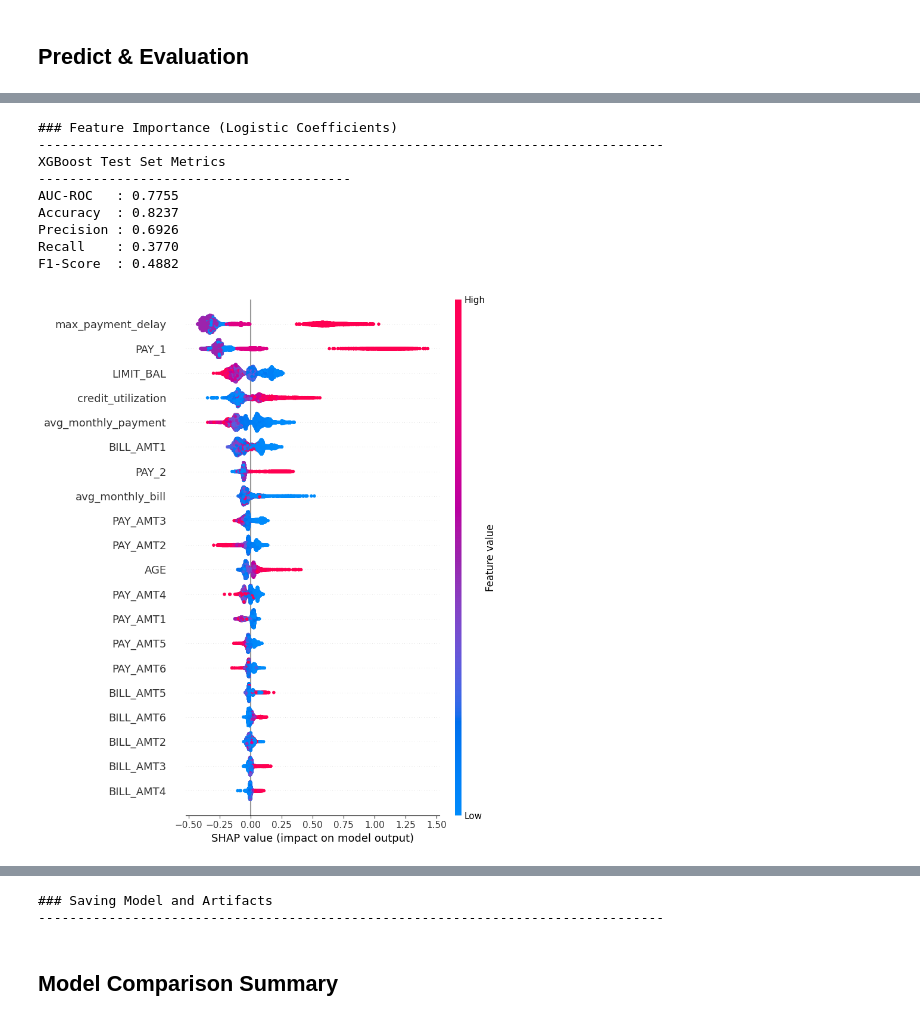
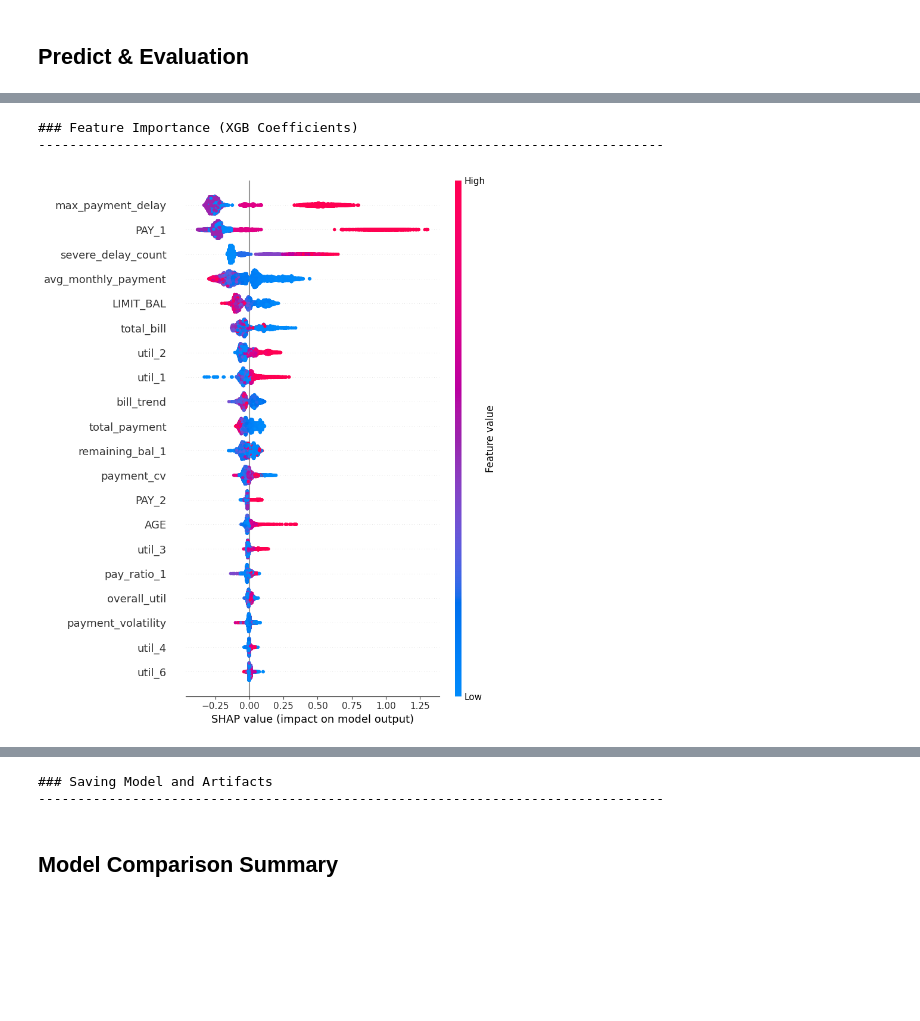
Before and after one commit to guillermoArr/default_credit_prediction, a Jupyter notebook: notebooks/3.1.01-gar-default-classification-models.ipynb, the cells around one changed output, grey strips where cells are left out. Drawn from its saved outputs; the diff is of its cells as text; code cells hidden in the pictures; blank space fills up the shorter version.

Commit message:
second try - binary classif model

```diff
--- a/notebooks/3.1.01-gar-default-classification-models.ipynb
+++ b/notebooks/3.1.01-gar-default-classification-models.ipynb
@@ -209,9 +206,10 @@ def tune_lr_classifier(X_train, y_train, X_val, y_val, n_trials, metric):
         # Hyperparameters to tune
         solver = trial.suggest_categorical('solver', ['lbfgs', 'saga'])
 
-        l1_ratio = trial.suggest_float('l1_ratio', 0.0, 1.0)
         if solver == 'lbfgs':
-            l1_ratio = 0
+            l1_ratio = trial.suggest_float('l1_ratio', 0.0, 0.0)
+        else:
+            l1_ratio = trial.suggest_float('l1_ratio', 0.0, 1.0)
 
         params = {
             'C': trial.suggest_float('C', 1e-4, 1e2, log=True),  # Inverse regularization strength
@@ -732,62 +728,44 @@ F1-Score       : 0.4632
 --------------------------------------------------------------------------------
 [figure]
 # %%
-print("\n### Feature Importance (Logistic Coefficients)")
+print("\n### Feature Importance (XGB Coefficients)")
 print("-" * 80)
 
 explainer = shap.TreeExplainer(best_xgb_model)
 shap_values = explainer.shap_values(x_test_scaled_selected)
 
-y_test_pred_xgb = best_xgb_model.predict(x_test_scaled_selected)
-y_test_pred_proba_xgb = best_xgb_model.predict_proba(x_test_scaled_selected)[:, 1]
-
-xgb_test_metrics = {
-    'AUC-ROC': roc_auc_score(y_test_scaled, y_test_pred_proba_xgb),
-    'Accuracy': accuracy_score(y_test_scaled, y_test_pred_xgb),
-    'Precision': precision_score(y_test_scaled, y_test_pred_xgb),
-    'Recall': recall_score(y_test_scaled, y_test_pred_xgb),
-    'F1-Score': f1_score(y_test_scaled, y_test_pred_xgb)
-}
-
-print("XGBoost Test Set Metrics")
-print("-" * 40)
-for metric, value in xgb_test_metrics.items():
-    print(f"{metric:10s}: {value:.4f}")
-
-
 shap.summary_plot(shap_values, x_test_scaled_selected, feature_names=x_test_scaled_selected.columns)
-shap.summary_plot(shap_values, x_test_scaled_selected, feature_names=x_test_scaled_selected.columns, plot_type='bar')
+shap.summary_plot(shap_values, x_test_scaled_selected,
+                  feature_names=x_test_scaled_selected.columns, plot_type='bar')
 
 # ========== SAVE MODEL & ARTIFACTS ==========
 print("\n### Saving Model and Artifacts")
 print("-" * 80)
 
 # Save model
 joblib.dump(best_xgb_model, os.path.join(MODELS_DIR, 'xgb_model.pkl'))
+
+shap_df = pd.DataFrame(shap_values, columns=x_test_scaled_selected.columns)
+
+# Calculate mean absolute SHAP value per feature (global importance)
+feature_importance = shap_df.abs().mean().sort_values(ascending=False)
 
 # Save results summary
 results_summary = {
     'timestamp': datetime.now().isoformat(),
     'model_type': 'XGBoostClassifier',
     'hyperparameters': xgb_best_params,
     'selected_features': selected_features,
     'n_features_selected': len(selected_features),
     'n_features_original': x_train_scaled.shape[1],
     'val_metrics': val_metrics,
     'test_metrics': test_metrics,
-    'feature_importance': coefficients.to_dict()
+    'feature_importance': feature_importance.to_dict()
 }
 
 with open(os.path.join(MODELS_DIR, 'XGB_results_summary.pkl'), 'wb') as f:
     pickle.dump(results_summary, f)
 # %% [output]
-### Feature Importance (Logistic Coefficients)
+### Feature Importance (XGB Coefficients)
 --------------------------------------------------------------------------------
-XGBoost Test Set Metrics
-----------------------------------------
-AUC-ROC   : 0.7755
-Accuracy  : 0.8237
-Precision : 0.6926
-Recall    : 0.3770
-F1-Score  : 0.4882
-[figure, old version]
+[figure, new version]
```
Also changed, not shown: parts of 14 cells of this notebook, 30 other files.
